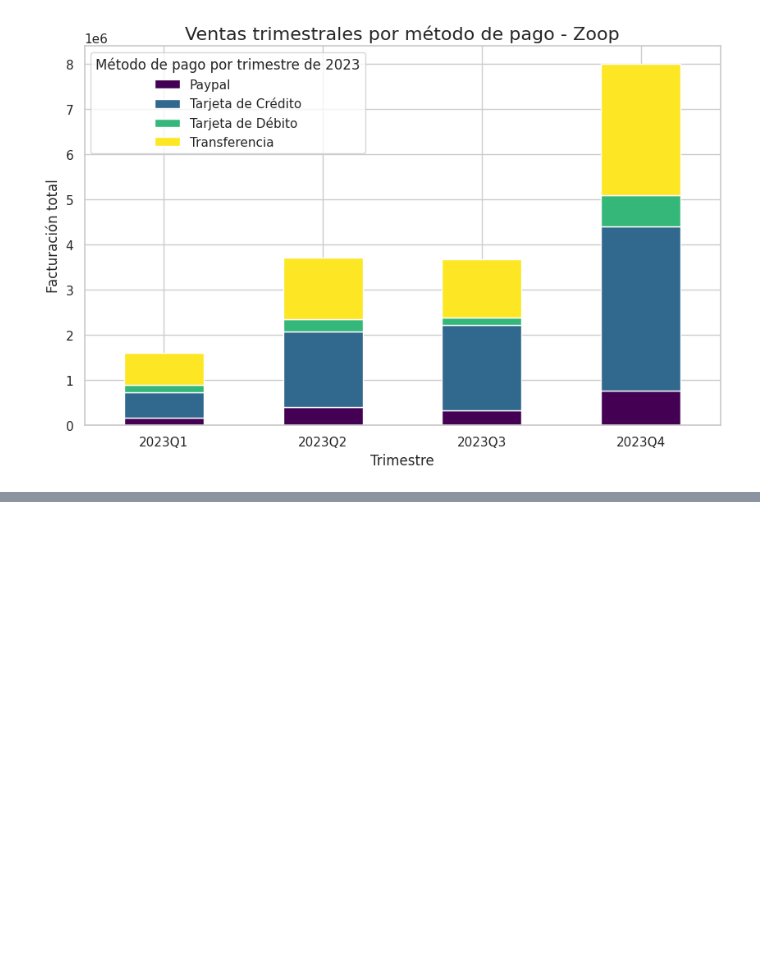
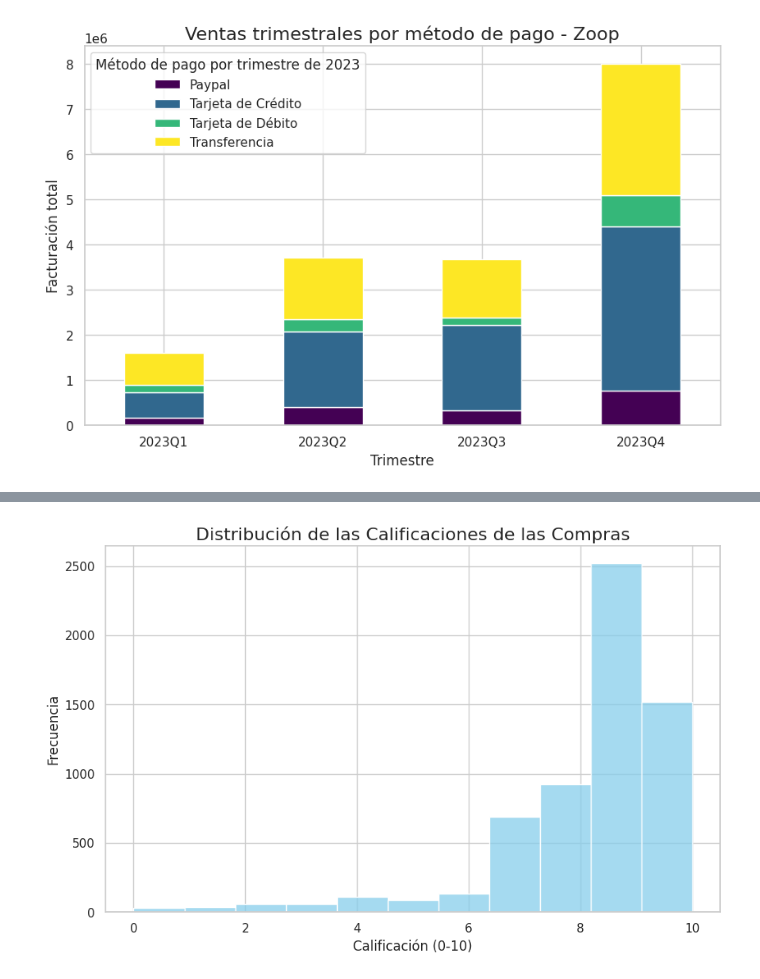
Before and after one commit to dpenamoya-ops/IA-aplicada-a-ciencia-de-datos, a Jupyter notebook: IA_aplicada_a_ciencia_de_datos.ipynb, the cells around one changed output, grey strips where cells are left out. Drawn from its saved outputs; the diff is of its cells as text; code cells hidden in the pictures; blank space fills up the shorter version.

```diff
--- a/IA_aplicada_a_ciencia_de_datos.ipynb
+++ b/IA_aplicada_a_ciencia_de_datos.ipynb
@@ -902,0 +1032,16 @@ plt.show()
+# %%
+# 1. Configurar el tamaño del gráfico
+plt.figure(figsize=(10, 6))
+
+# 2. Crear el gráfico de distribución (histograma)
+sns.histplot(df['nota'], bins=11, kde=False, color='skyblue')
+
+# 3. Añadir etiquetas y título
+plt.title('Distribución de las Calificaciones de las Compras', fontsize=16)
+plt.xlabel('Calificación (0-10)', fontsize=12)
+plt.ylabel('Frecuencia', fontsize=12)
+
+# 4. Mostrar el gráfico
+plt.show()
+# %% [output]
+[figure, added]
```
Also changed, not shown: parts of 22 cells of this notebook.
